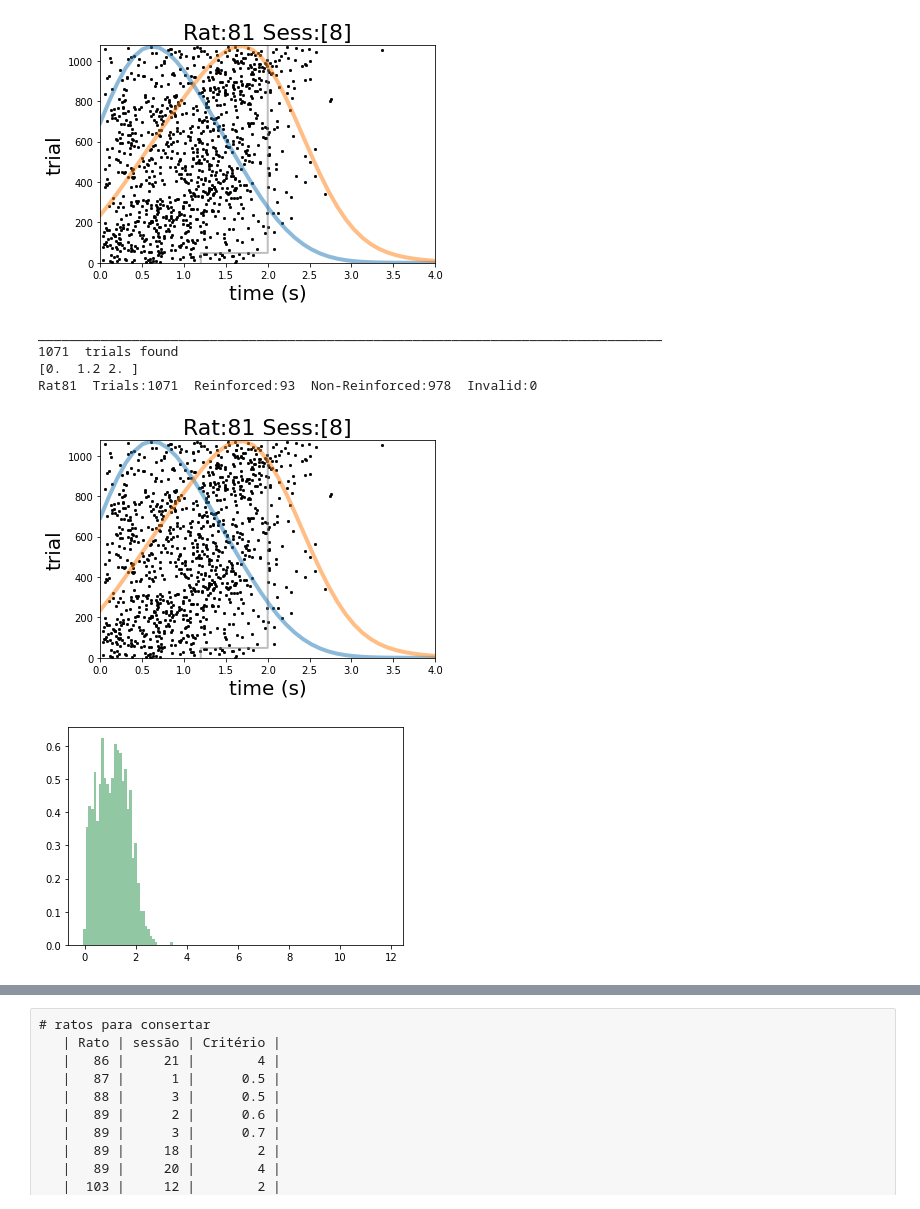
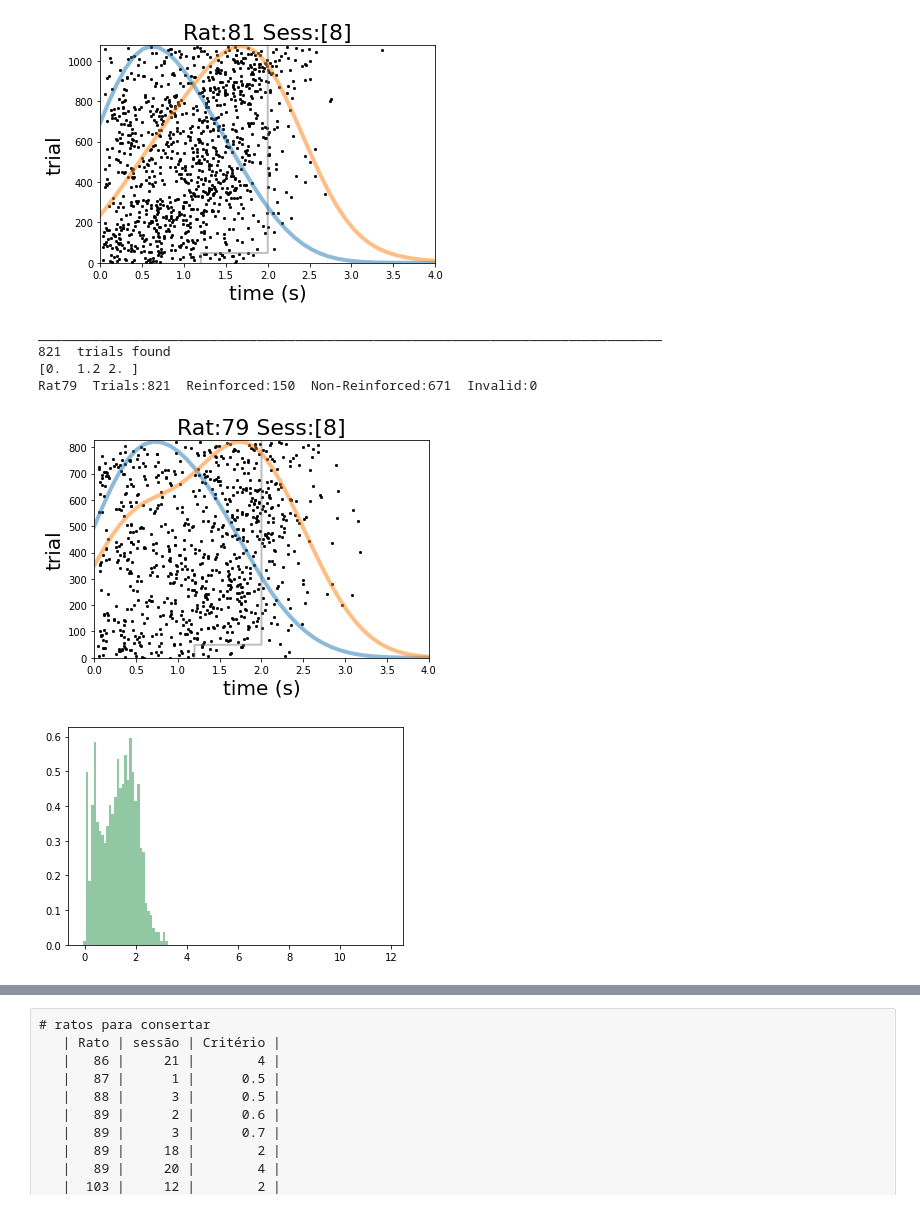
Before and after one commit to marceloreyes/drrd, a Jupyter notebook: python/testDrrd.ipynb, the cells around one changed output, grey strips where cells are left out. Drawn from its saved outputs; the diff is of its cells as text; code cells hidden in the pictures.

Commit message:
Small update on testDRRD.ipynb

```diff
--- a/python/testDrrd.ipynb
+++ b/python/testDrrd.ipynb
@@ -65,15 +65,15 @@ Rat81  Trials:1071  Reinforced:93  Non-Reinforced:978  Invalid:0
 # %%
 # getting data from file
 x = np.arange(0,12,0.1)
-D = dr.drrd('AH0',animalID= 81, sessions= [8], dataPath= dataPathAH, events_to_eliminate= [5,9,16,26])
+D = dr.drrd('AH0',animalID= 79, sessions= [8], dataPath= dataPathAH, events_to_eliminate= [5,9,16,26])
 y = dr.calc_histogram(D[:, 0], x)
 # %% [output]
 ________________________________________________________________________________
-1071  trials found
+821  trials found
 [0.  1.2 2. ]
-Rat81  Trials:1071  Reinforced:93  Non-Reinforced:978  Invalid:0
+Rat79  Trials:821  Reinforced:150  Non-Reinforced:671  Invalid:0
-[figure, old version]
+[figure, new version]
-[figure, old version]
+[figure, new version]
 # %%
 import pandas as pd
 # %%
```
Also changed, not shown: parts of 41 cells of this notebook.
